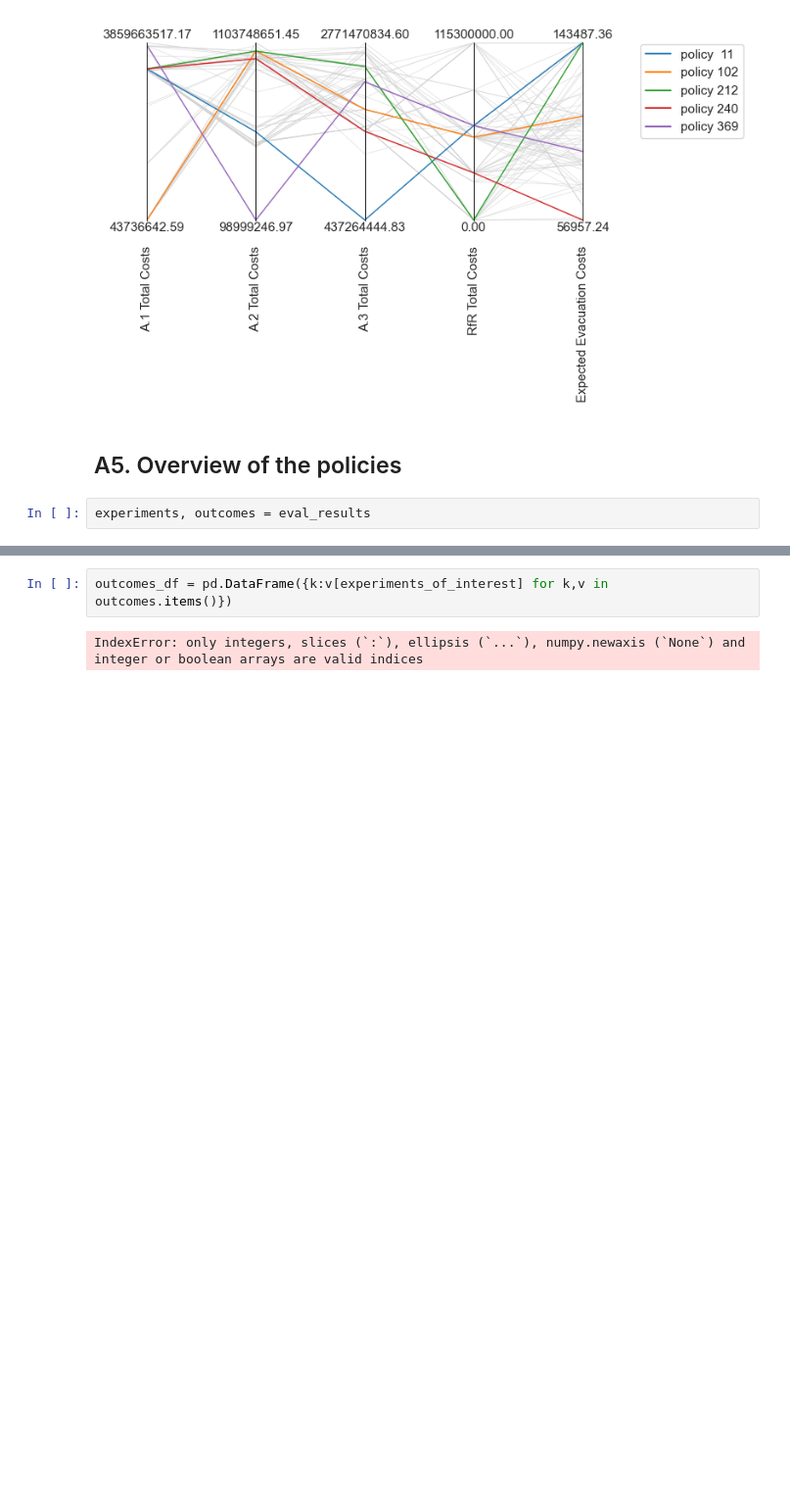
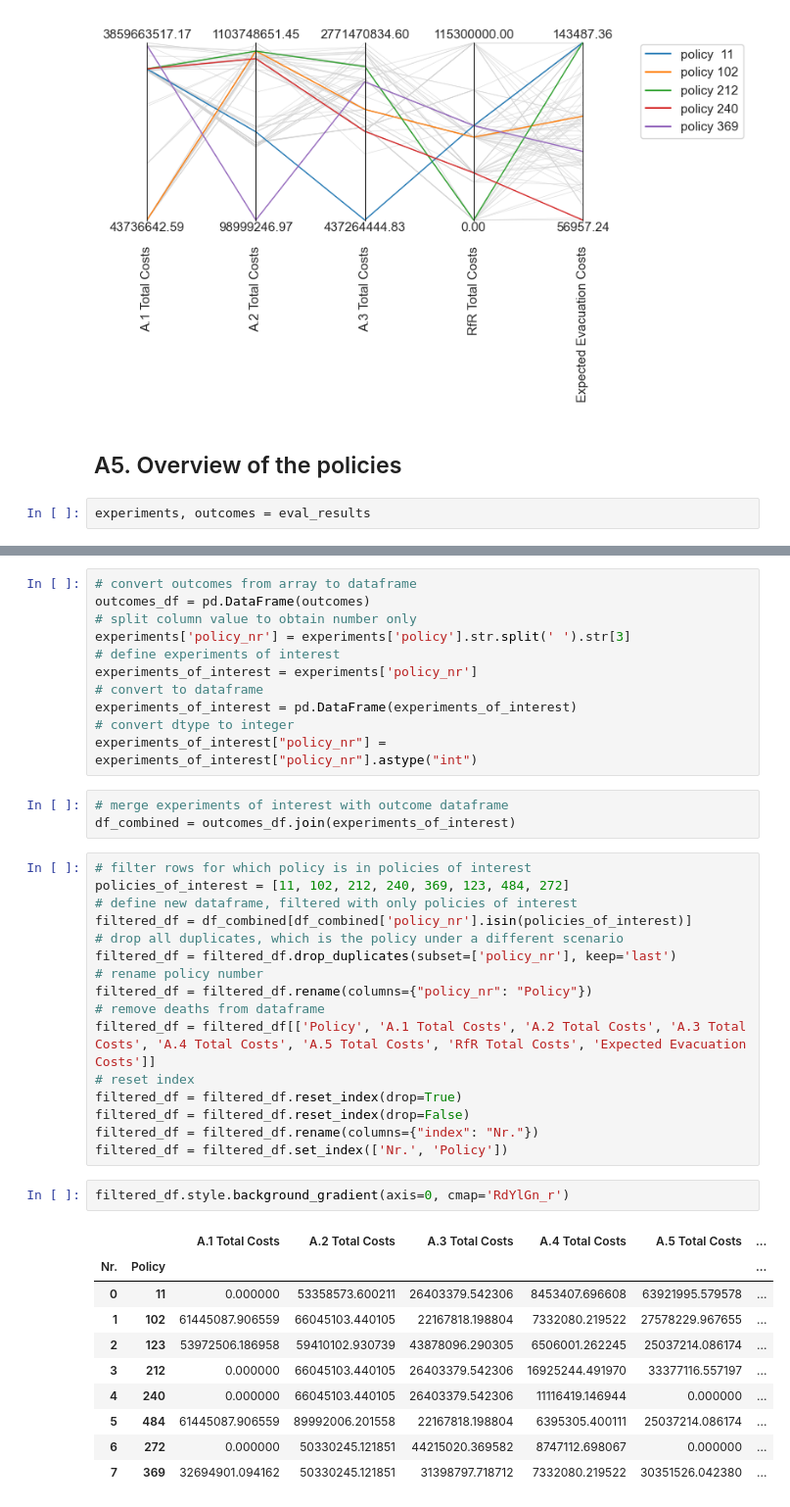
Before and after one commit to ndaswani1/EPA141A-labs, a Jupyter notebook: final assignment/dike_model_multi_scenario_MORDM.ipynb, the cells around one changed output, grey strips where cells are left out. Shown at 98% size. Cells and saved outputs as stored; diff of their text form; blank space fills up the shorter version.

```diff
--- a/final assignment/dike_model_multi_scenario_MORDM.ipynb
+++ b/final assignment/dike_model_multi_scenario_MORDM.ipynb
@@ -805,4 +732,43 @@ outcomes_df
-# %%
-outcomes_df = pd.DataFrame({k:v[experiments_of_interest] for k,v in outcomes.items()})
-# %% [output]
-IndexError: only integers, slices (`:`), ellipsis (`...`), numpy.newaxis (`None`) and integer or boolean arrays are valid indices
+# %%
+# convert outcomes from array to dataframe
+outcomes_df = pd.DataFrame(outcomes)
+# split column value to obtain number only
+experiments['policy_nr'] = experiments['policy'].str.split(' ').str[3]
+# define experiments of interest
+experiments_of_interest = experiments['policy_nr']
+# convert to dataframe
+experiments_of_interest = pd.DataFrame(experiments_of_interest)
+# convert dtype to integer
+experiments_of_interest["policy_nr"] = experiments_of_interest["policy_nr"].astype("int")
+# %%
+# merge experiments of interest with outcome dataframe
+df_combined = outcomes_df.join(experiments_of_interest)
+# %%
+# filter rows for which policy is in policies of interest
+policies_of_interest = [11, 102, 212, 240, 369, 123, 484, 272]
+# define new dataframe, filtered with only policies of interest
+filtered_df = df_combined[df_combined['policy_nr'].isin(policies_of_interest)]
+# drop all duplicates, which is the policy under a different scenario
+filtered_df = filtered_df.drop_duplicates(subset=['policy_nr'], keep='last')
+# rename policy number
+filtered_df = filtered_df.rename(columns={"policy_nr": "Policy"})
+# remove deaths from dataframe
+filtered_df = filtered_df[['Policy', 'A.1 Total Costs', 'A.2 Total Costs', 'A.3 Total Costs', 'A.4 Total Costs', 'A.5 Total Costs', 'RfR Total Costs', 'Expected Evacuation Costs']]
+# reset index
+filtered_df = filtered_df.reset_index(drop=True)
+filtered_df = filtered_df.reset_index(drop=False)
+filtered_df = filtered_df.rename(columns={"index": "Nr."})
+filtered_df = filtered_df.set_index(['Nr.', 'Policy'])
+# %%
+filtered_df.style.background_gradient(axis=0, cmap='RdYlGn_r')
+# %% [output]
+|  |  | A.1 Total Costs | A.2 Total Costs | A.3 Total Costs | A.4 Total Costs | A.5 Total Costs | ... |
+| Nr. | Policy |  |  |  |  |  | ... |
+| 0 | 11 | 0.000000 | 53358573.600211 | 26403379.542306 | 8453407.696608 | 63921995.579578 | ... |
+| 1 | 102 | 61445087.906559 | 66045103.440105 | 22167818.198804 | 7332080.219522 | 27578229.967655 | ... |
+| 2 | 123 | 53972506.186958 | 59410102.930739 | 43878096.290305 | 6506001.262245 | 25037214.086174 | ... |
+| 3 | 212 | 0.000000 | 66045103.440105 | 26403379.542306 | 16925244.491970 | 33377116.557197 | ... |
+| 4 | 240 | 0.000000 | 66045103.440105 | 26403379.542306 | 11116419.146944 | 0.000000 | ... |
+| 5 | 484 | 61445087.906559 | 89992006.201558 | 22167818.198804 | 6395305.400111 | 25037214.086174 | ... |
+| 6 | 272 | 0.000000 | 50330245.121851 | 44215020.369582 | 8747112.698067 | 0.000000 | ... |
+| 7 | 369 | 32694901.094162 | 50330245.121851 | 31398797.718712 | 7332080.219522 | 30351526.042380 | ... |
```
Also changed, not shown: parts of 13 cells of this notebook, 1 other file.
